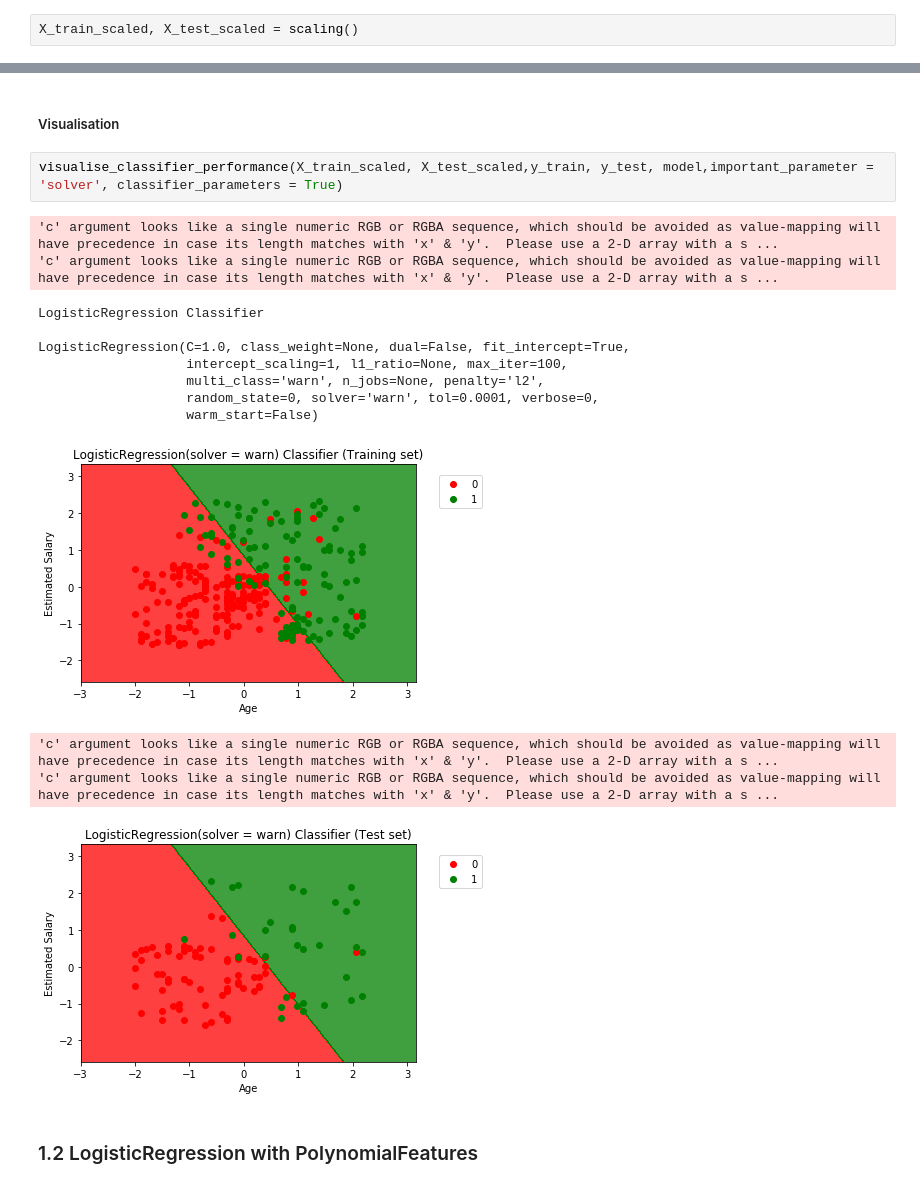
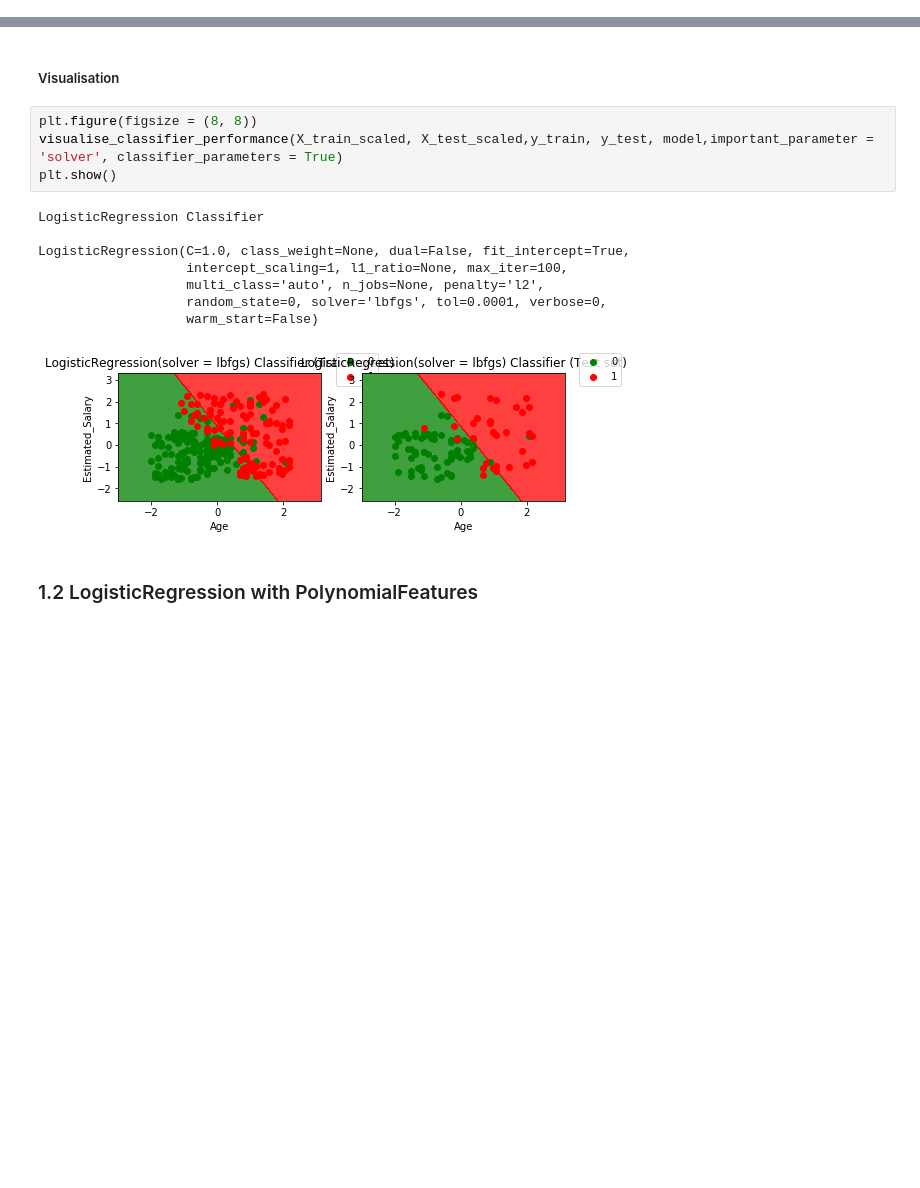
Before and after one commit to noushadkhan01/ML-and-DL-by-SuperDataScience, a Jupyter notebook: Machine-Learning/Part 3 - Classification/All_Classification_algorithms_on_Advertising_Data.ipynb, the cells around one changed output, grey strips where cells are left out. Drawn from its saved outputs; the diff is of its cells as text; blank space fills up the shorter version.

```diff
--- a/Machine-Learning/Part 3 - Classification/All_Classification_algorithms_on_Advertising_Data.ipynb
+++ b/Machine-Learning/Part 3 - Classification/All_Classification_algorithms_on_Advertising_Data.ipynb
@@ -80,8 +86,6 @@ def scaling(X_train = X_train, X_test = X_test, all_data = False):
   return X_train_scaled
 
 X_train_scaled, X_test_scaled = scaling()
-# %%
-X_train_scaled, X_test_scaled = scaling()
 # %%
 X_scaled = scaling(X, all_data = True)
 X_scaled[:2]
@@ -156,21 +163,18 @@ plt.show()
 # %% [markdown]
 ##### Visualisation
 # %%
+plt.figure(figsize = (8, 8))
 visualise_classifier_performance(X_train_scaled, X_test_scaled,y_train, y_test, model,important_parameter = 'solver', classifier_parameters = True)
+plt.show()
 # %% [output]
-'c' argument looks like a single numeric RGB or RGBA sequence, which should be avoided as value-mapping will have precedence in case its length matches with 'x' & 'y'.  Please use a 2-D array with a s ...
-'c' argument looks like a single numeric RGB or RGBA sequence, which should be avoided as value-mapping will have precedence in case its length matches with 'x' & 'y'.  Please use a 2-D array with a s ...
+LogisticRegression Classifier
+
+LogisticRegression(C=1.0, class_weight=None, dual=False, fit_intercept=True,
+                   intercept_scaling=1, l1_ratio=None, max_iter=100,
+                   multi_class='auto', n_jobs=None, penalty='l2',
+                   random_state=0, solver='lbfgs', tol=0.0001, verbose=0,
+                   warm_start=False)
-LogisticRegression Classifier
-
-LogisticRegression(C=1.0, class_weight=None, dual=False, fit_intercept=True,
-                   intercept_scaling=1, l1_ratio=None, max_iter=100,
-                   multi_class='warn', n_jobs=None, penalty='l2',
-                   random_state=0, solver='warn', tol=0.0001, verbose=0,
-                   warm_start=False)
-[figure, old version]
+[figure, new version]
-'c' argument looks like a single numeric RGB or RGBA sequence, which should be avoided as value-mapping will have precedence in case its length matches with 'x' & 'y'.  Please use a 2-D array with a s ...
-'c' argument looks like a single numeric RGB or RGBA sequence, which should be avoided as value-mapping will have precedence in case its length matches with 'x' & 'y'.  Please use a 2-D array with a s ...
-[figure, removed]
 # %% [markdown]
 ### 1.2 LogisticRegression with PolynomialFeatures
 # %%
```
Also changed, not shown: parts of 33 cells of this notebook.
